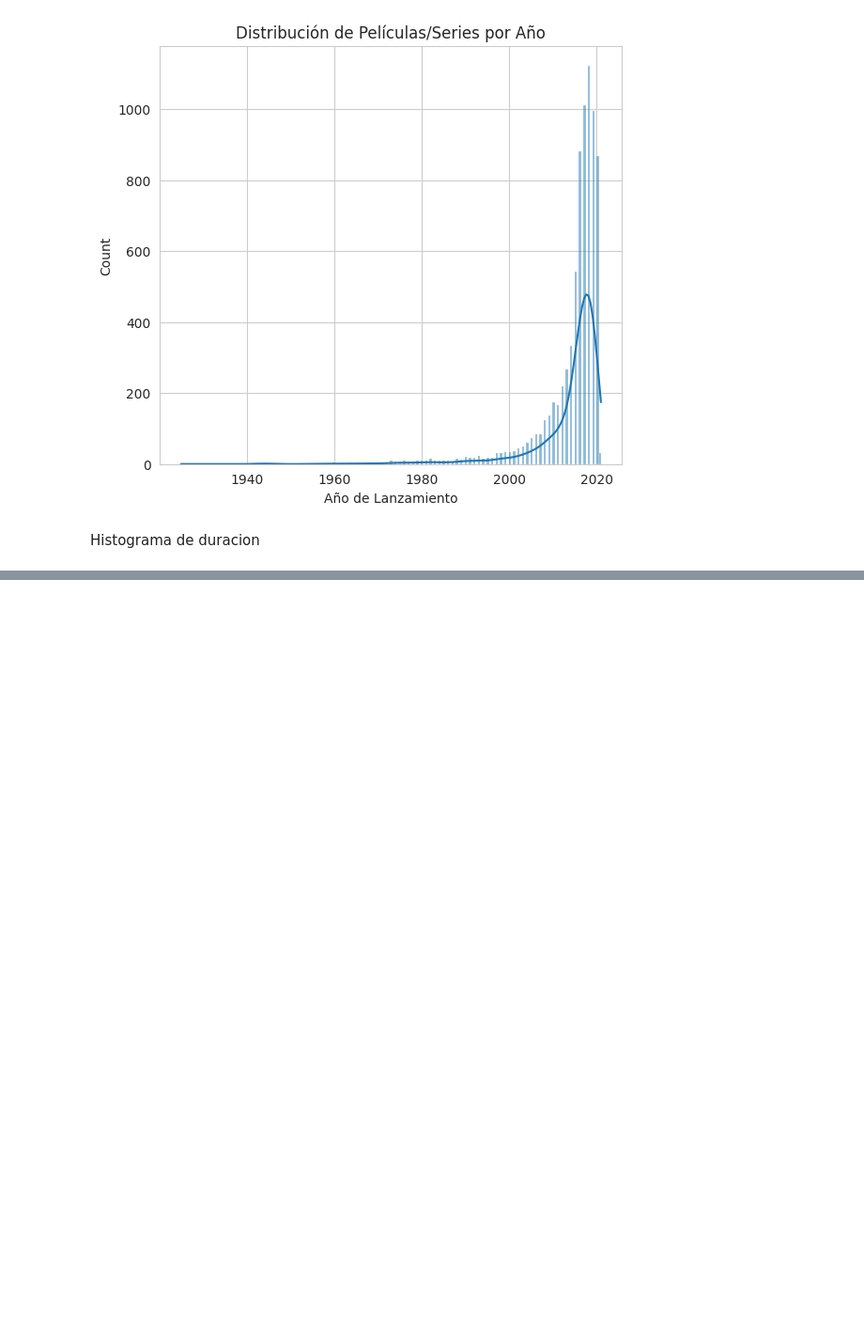
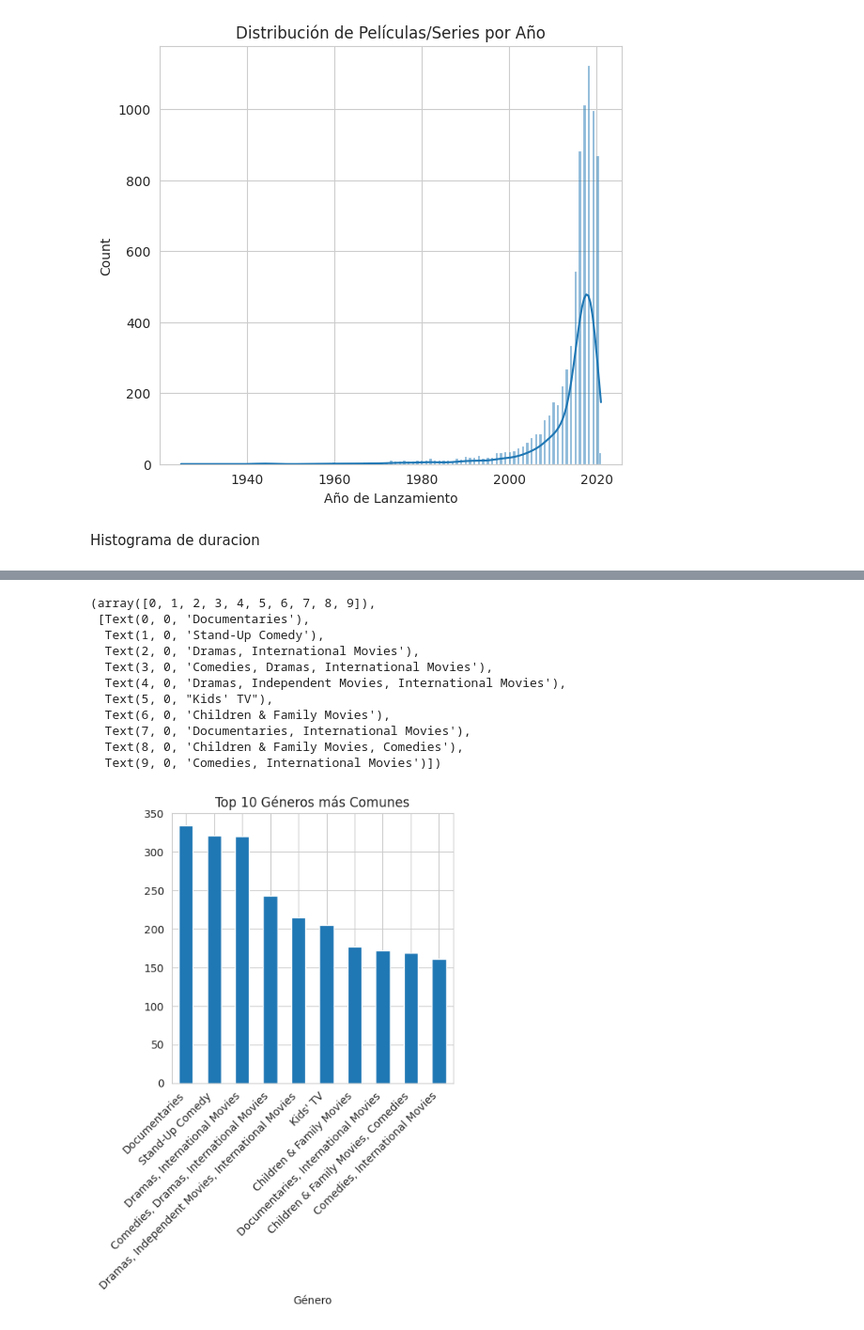
Before and after one commit to GaelGarciaSanchez/Optativa-Profesional, a Jupyter notebook: BDNetflix.ipynb, the cells around one changed output, grey strips where cells are left out. Shown: that part at 94% size. Drawn from its saved outputs; the diff is of its cells as text; code cells hidden in the pictures; blank space fills up the shorter version.

```diff
--- a/BDNetflix.ipynb
+++ b/BDNetflix.ipynb
@@ -283,0 +328,22 @@ Histograma de duracion
+# %%
+#grafico de barras con el top 10 generos mas comunes
+plt.figure(figsize=(16, 10))
+sns.set_style("whitegrid")
+plt.subplot(2, 3, 5)
+df['genres'].value_counts().head(10).plot(kind='bar')
+plt.title('Top 10 Géneros más Comunes')
+plt.xlabel('Género')
+plt.xticks(rotation=45, ha='right')
+# %% [output]
+(array([0, 1, 2, 3, 4, 5, 6, 7, 8, 9]),
+ [Text(0, 0, 'Documentaries'),
+  Text(1, 0, 'Stand-Up Comedy'),
+  Text(2, 0, 'Dramas, International Movies'),
+  Text(3, 0, 'Comedies, Dramas, International Movies'),
+  Text(4, 0, 'Dramas, Independent Movies, International Movies'),
+  Text(5, 0, "Kids' TV"),
+  Text(6, 0, 'Children & Family Movies'),
+  Text(7, 0, 'Documentaries, International Movies'),
+  Text(8, 0, 'Children & Family Movies, Comedies'),
+  Text(9, 0, 'Comedies, International Movies')])
+[figure, added]
```
Also changed, not shown: parts of 8 cells of this notebook.
